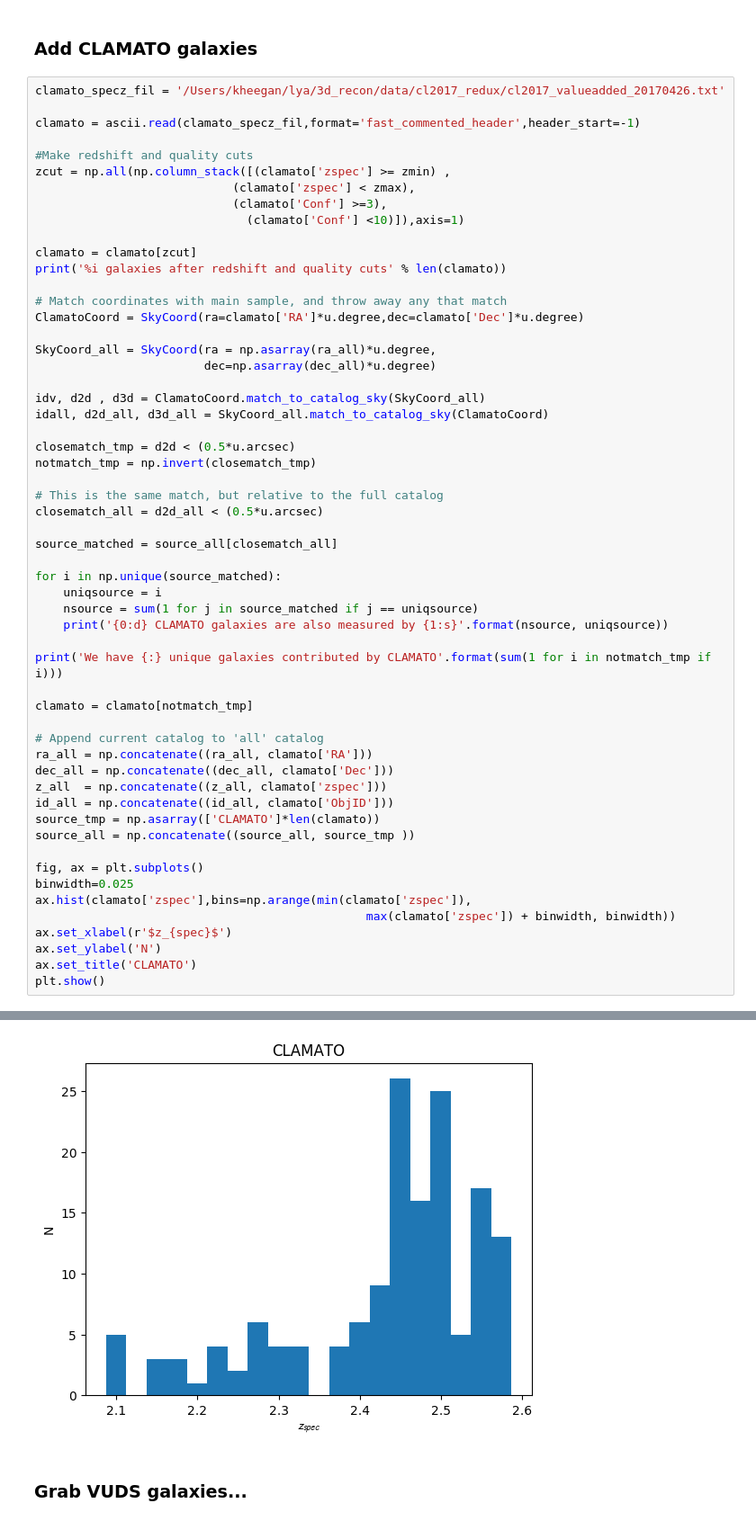
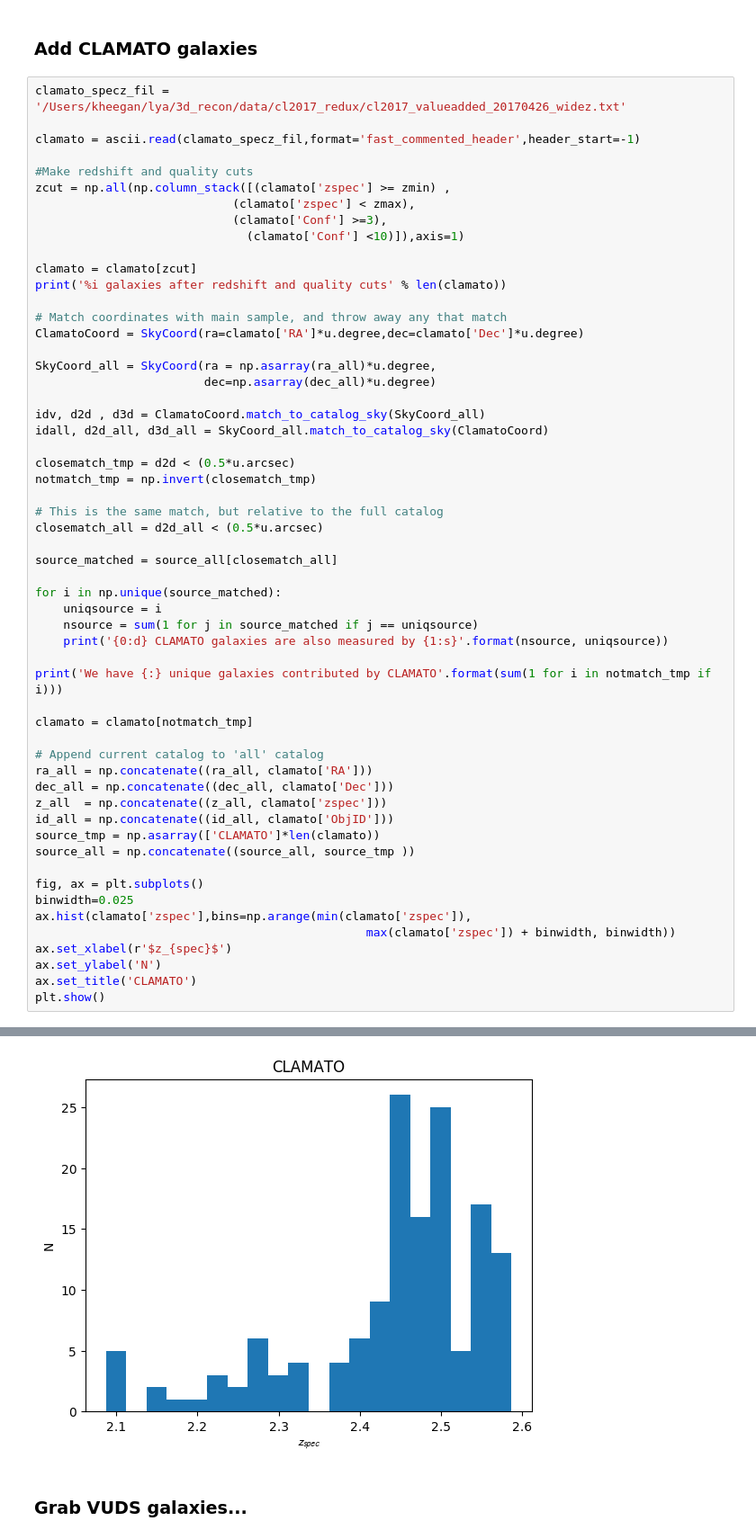
Before and after one commit to kheegan/crosscorr2017, a Jupyter notebook: grab_coeval_gal_cl2017.ipynb, the cells around one changed output, grey strips where cells are left out. Shown at 90% size. Drawn from its saved outputs; the diff is of its cells as text.

```diff
--- a/grab_coeval_gal_cl2017.ipynb
+++ b/grab_coeval_gal_cl2017.ipynb
@@ -220,7 +220,7 @@ We have 123 unique galaxies contributed by ZFIRE
 # %% [markdown]
 ### Add CLAMATO galaxies
 # %%
-clamato_specz_fil = '/Users/kheegan/lya/3d_recon/data/cl2017_redux/cl2017_valueadded_20170426.txt'
+clamato_specz_fil = '/Users/kheegan/lya/3d_recon/data/cl2017_redux/cl2017_valueadded_20170426_widez.txt'
 
 clamato = ascii.read(clamato_specz_fil,format='fast_commented_header',header_start=-1)
 
@@ -283,4 +283,4 @@ We have 154 unique galaxies contributed by CLAMATO
-[figure, old version]
+[figure, new version]
 # %% [markdown]
 ### Grab VUDS galaxies...
 # %%
```
Also changed, not shown: parts of 7 cells of this notebook.
